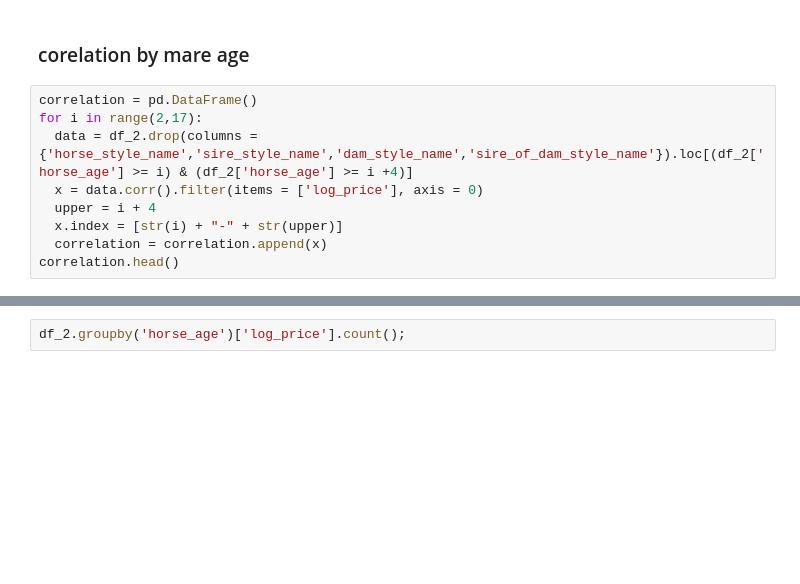
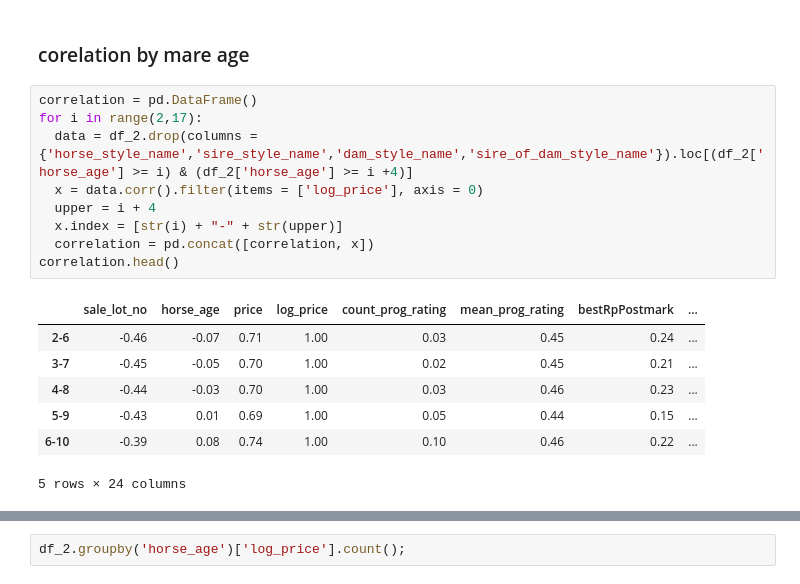
Before and after one commit to smkirwan77/mares_sales, a Jupyter notebook: tatts_dec_23_model.ipynb, the cells around one changed output, grey strips where cells are left out. Drawn from its saved outputs; the diff is of its cells as text; blank space fills up the shorter version.

Commit message:
Add files via upload
using data from the december 2023 sale I will build a model to predict broodmare price.

```diff
--- a/tatts_dec_23_model.ipynb
+++ b/tatts_dec_23_model.ipynb
@@ -334,12 +574,20 @@ df_2.drop(columns = {'horse_style_name','sire_style_name','dam_style_name','sire
 # %%
 correlation = pd.DataFrame()
 for i in range(2,17):
   data = df_2.drop(columns = {'horse_style_name','sire_style_name','dam_style_name','sire_of_dam_style_name'}).loc[(df_2['horse_age'] >= i) & (df_2['horse_age'] >= i +4)]
   x = data.corr().filter(items = ['log_price'], axis = 0)
   upper = i + 4
   x.index = [str(i) + "-" + str(upper)]
-  correlation = correlation.append(x)
+  correlation = pd.concat([correlation, x])
 correlation.head()
+# %% [output]
+|  | sale_lot_no | horse_age | price | log_price | count_prog_rating | mean_prog_rating | bestRpPostmark | ... |
+| 2-6 | -0.46 | -0.07 | 0.71 | 1.00 | 0.03 | 0.45 | 0.24 | ... |
+| 3-7 | -0.45 | -0.05 | 0.70 | 1.00 | 0.02 | 0.45 | 0.21 | ... |
+| 4-8 | -0.44 | -0.03 | 0.70 | 1.00 | 0.03 | 0.46 | 0.23 | ... |
+| 5-9 | -0.43 | 0.01 | 0.69 | 1.00 | 0.05 | 0.44 | 0.15 | ... |
+| 6-10 | -0.39 | 0.08 | 0.74 | 1.00 | 0.10 | 0.46 | 0.22 | ... |
+5 rows × 24 columns
 # %%
 ###fairly sure iv left out a column here that might be usefull. will recheck later
 correlation[['mean_prog_rating', 'bestRpPostmark', 'dam_mean_prog_rating', 'dam_bestRpPostmark', 'dam_sire_mean_rating', 'dams_dam_sire_mean_rating', 'log_median_best_prog_price', 'log_median_dams_best_prog_price', 'log_max_mare_price']].plot(marker = 'o').legend(loc='center right', bbox_to_anchor=(1.7, 0.5))
```
Also changed, not shown: parts of 87 cells of this notebook.
